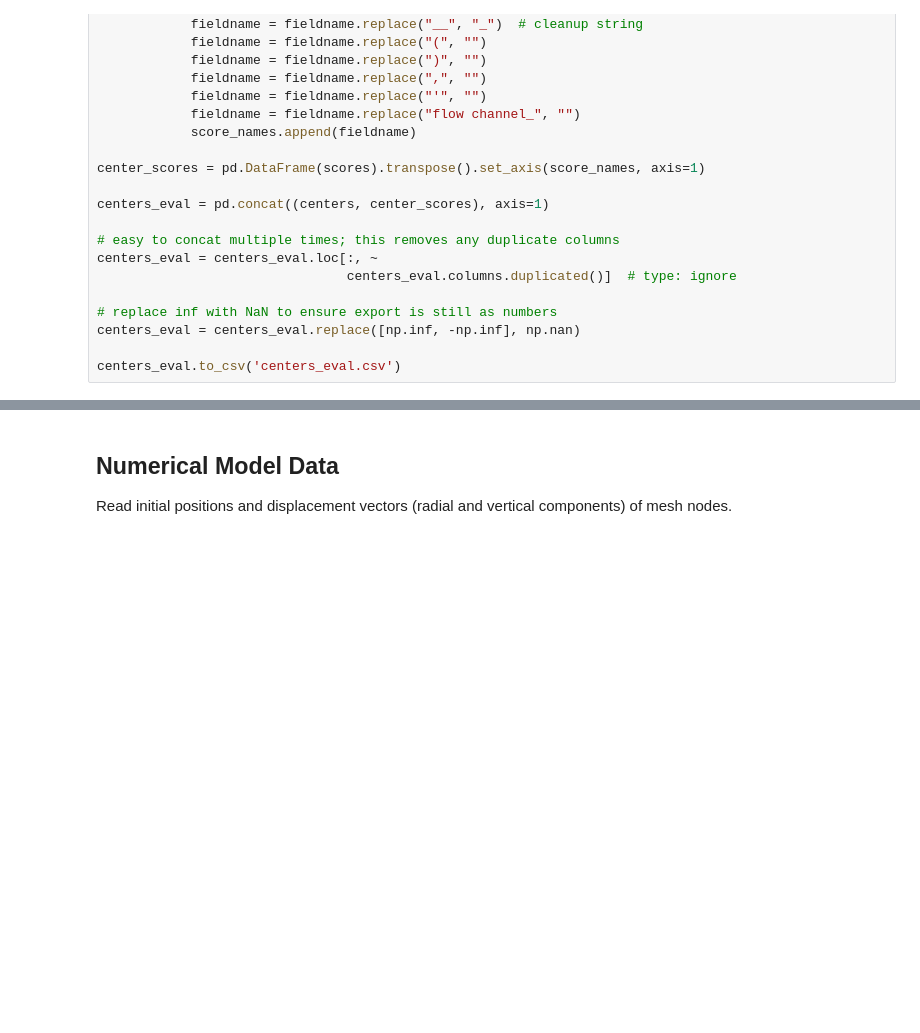
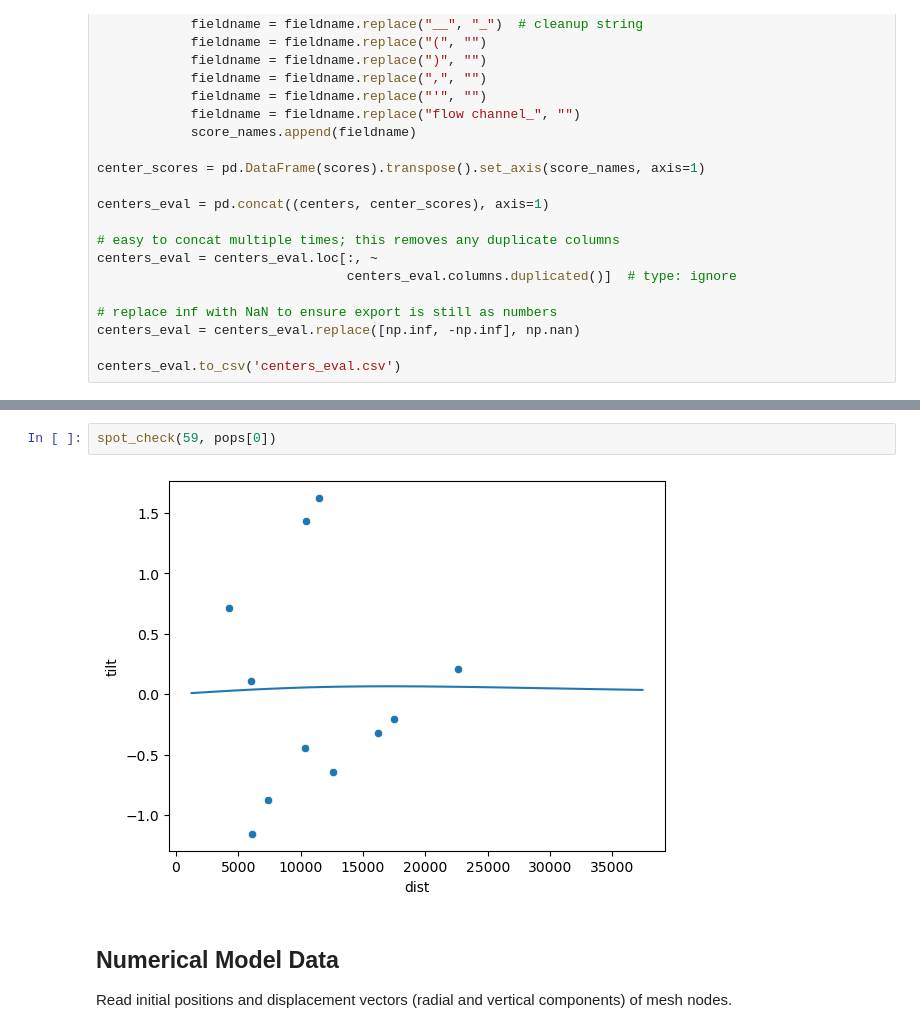
Before and after one commit to hernypeterson/thesis, a Jupyter notebook: code.ipynb, the cells around one changed output, grey strips where cells are left out. Saved outputs shown, nothing was run; the diff lists cells and outputs as text; blank space fills up the shorter version.

```diff
--- a/code.ipynb
+++ b/code.ipynb
@@ -363,3 +396,7 @@ spot_check(522, pops[0])
+# %%
+spot_check(59, pops[0])
+# %% [output]
+[figure, added]
 # %% [markdown]
 ## Numerical Model Data
 
```
Also changed, not shown: parts of 20 cells of this notebook, 2 other files.
